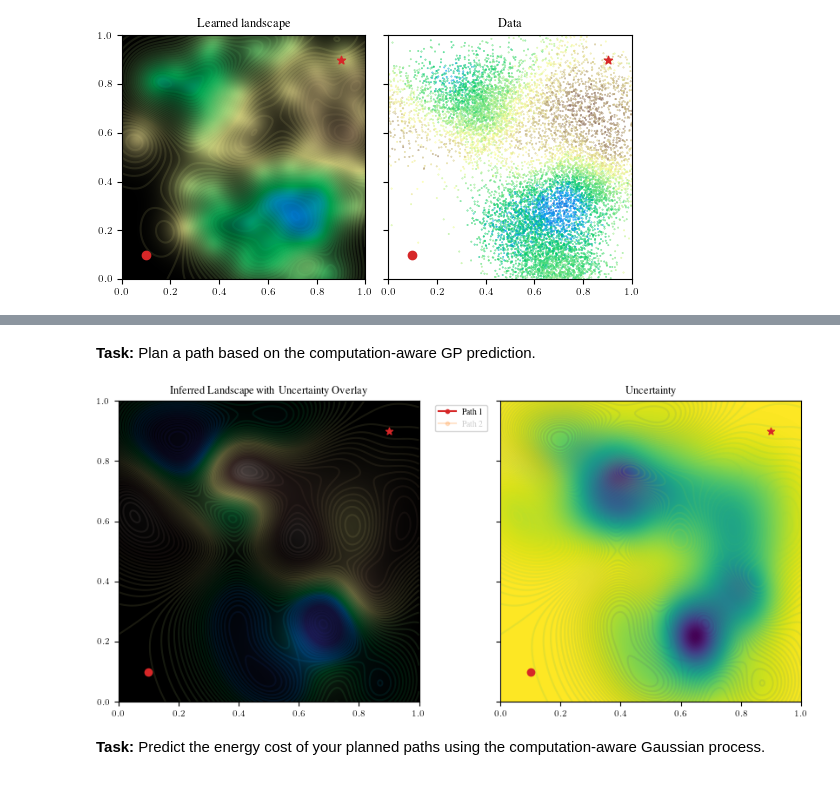
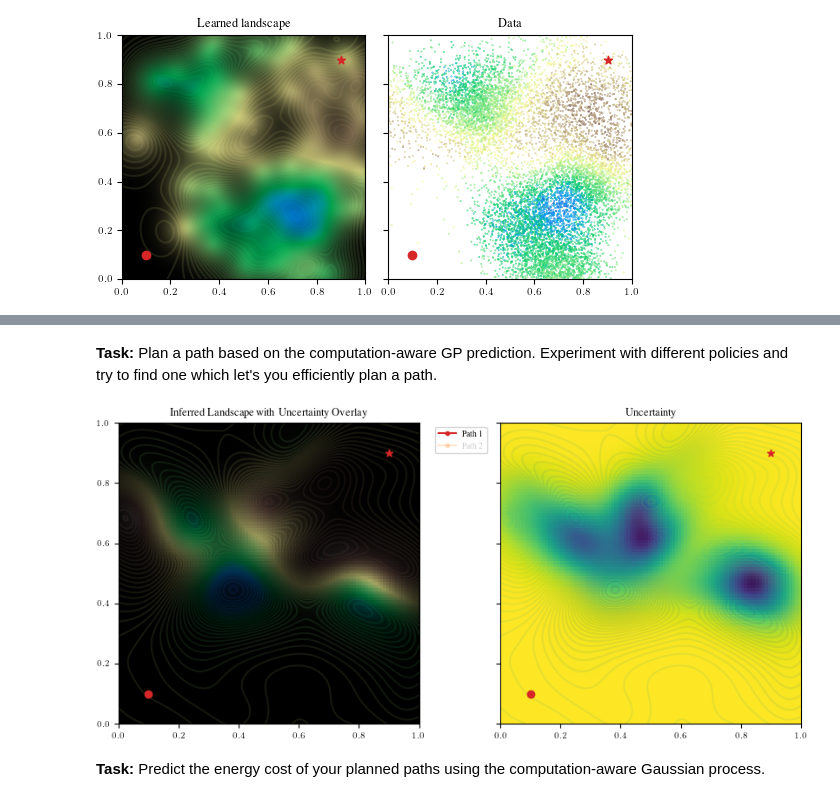
Before and after one commit to probabilistic-numerics/probnum-spring-school, a Jupyter notebook: 2023_tutorials/computation_aware_gps/tutorial_path_planning.ipynb, the cells around one changed output, grey strips where cells are left out. Drawn from its saved outputs; the diff is of its cells as text; code cells hidden in the pictures.

```diff
--- a/2023_tutorials/computation_aware_gps/tutorial_path_planning.ipynb
+++ b/2023_tutorials/computation_aware_gps/tutorial_path_planning.ipynb
@@ -500,20 +517,20 @@ with plt.rc_context(bundles.neurips2022(usetex=True, rel_width=1.0)):
 
     if use_uncertainty_overlay:
         black_background = np.full((*X0.shape, 3), 0, dtype=np.uint8)
-        uncertainty_overlay = 1.0 - uncertainty.reshape(X0.shape) / np.max(uncertainty)
+        uncertainty_overlay = np.clip(1.0 - uncertainty.reshape(X0.shape), 0.0, 1.0)
         axs[0].imshow(black_background)
 
     axs[0].contour(
         X0,
         X1,
-        y_pred.reshape(X0.shape),
+        y_test.reshape(X0.shape),
         levels=50,
         cmap="terrain",
         alpha=0.1,
         norm=cmap_norm,
     )
     axs[0].imshow(
-        y_pred.reshape(X0.shape),
+        y_test.reshape(X0.shape),
         alpha=uncertainty_overlay if use_uncertainty_overlay else None,
         origin="lower",
         extent=(0.0, 1.0, 0.0, 1.0),
@@ -620,8 +698,8 @@ class MyPolicy(policies.LinearSolverPolicy):
 class MySolver(ProbabilisticLinearSolver):
     def __init__(
         self,
-        atol: float = 1e-6,
-        rtol: float = 1e-6,
+        atol: float = 1e-5,
+        rtol: float = 1e-5,
         maxiter: int = None,
     ):
         super().__init__(
@@ -636,8 +714,7 @@ class MySolver(ProbabilisticLinearSolver):
             ),
         )
 # %%
-# Compute combined posterior
-# (uncertainty from limited data + uncertainty from limited computation)
+# Compute combined posterior (uncertainty from limited data + uncertainty from limited computation)
 gp_post = gp.condition_on_data(
-    train_data.X, train_data.y, noise, approx_method=MySolver(maxiter=20)
+    train_data.X, train_data.y, noise, approx_method=MySolver(maxiter=5)
 )
@@ -648,5 +721,13 @@ uncertainty = gp_post.std(X_pred)
+# %%
+# Marginal GP prediction
+x0s = np.linspace(0, 1.0, 100)
+x1s = np.linspace(0, 1.0, 100)
+X0, X1 = np.meshgrid(x0s, x1s)
+X_test = np.vstack([X0.ravel(), X1.ravel()]).T
+y_test = gp_post.mean(X_test)
+uncertainty = gp_post.std(X_test)
 # %% [markdown]
-**Task:** Plan a path based on the computation-aware GP prediction.
+**Task:** Plan a path based on the computation-aware GP prediction. Experiment with different policies and try to find one which let's you efficiently plan a path.
 # %%
 plt.close()
 
@@ -660,19 +741,19 @@ with plt.rc_context(bundles.neurips2022(usetex=True, rel_width=1.5)):
     if use_uncertainty_overlay:
         black_background = np.full((*X0.shape, 3), 0, dtype=np.uint8)
         axs[0].imshow(black_background)
-        uncertainty_overlay = 1.0 - uncertainty.reshape(X.shape) / np.max(uncertainty)
+        uncertainty_overlay = np.clip(1.0 - uncertainty.reshape(X0.shape), 0.0, 1.0)
 
     axs[0].contour(
         X0,
         X1,
-        y_pred.reshape(X0.shape),
+        y_test.reshape(X0.shape),
         levels=50,
         cmap="terrain",
         alpha=0.1,
         norm=cmap_norm,
     )
     axs[0].imshow(
-        y_pred.reshape(X0.shape),
+        y_test.reshape(X0.shape),
         alpha=uncertainty_overlay if use_uncertainty_overlay else None,
         origin="lower",
         extent=(0.0, 1.0, 0.0, 1.0),
@@ -681,39 +762,39 @@ with plt.rc_context(bundles.neurips2022(usetex=True, rel_width=1.5)):
     )
 
     # Uncertainty
-    axs[1].contour(X0, X1, y_pred.reshape(X0.shape), levels=50, alpha=0.1)
+    axs[1].contour(X0, X1, y_test.reshape(X0.shape), levels=50, alpha=0.1)
     axs[1].imshow(
         uncertainty.reshape(X0.shape),
         origin="lower",
         extent=(0.0, 1.0, 0.0, 1.0),
     )
 
     # Plot start and endpoints
     for ax in axs:
         ax.scatter(startpoint[0], startpoint[1], marker="o", color="C3", zorder=10)
         ax.scatter(endpoint[0], endpoint[1], marker="*", color="C3", zorder=10)
 
     # Manual path planning
     path_list = ["Path 1", "Path 2"]
     klicker = clicker(
         axs[0], path_list, markers=[".", "."], colors=["C3", "C1"], linestyle="-"
     )
     klicker.set_positions({path: np.reshape(startpoint, (-1, 2)) for path in path_list})
 
     # Plot settings
     axs[0].set_title(
         "Inferred Landscape with Uncertainty Overlay"
         if use_uncertainty_overlay
         else "Inferred Landscape"
     )
     axs[1].set_title("Uncertainty")
     axs[0].set_aspect("equal")
     axs[1].set_aspect("equal")
     axs[0].set_xlim(0, 1.0)
     axs[0].set_ylim(0, 1.0)
     plt.show()
 # %% [output]
-[figure, old version]
+[figure, new version]
 # %% [markdown]
 **Task:** Predict the energy cost of your planned paths using the computation-aware Gaussian process.
 # %%
```
Also changed, not shown: parts of 32 cells of this notebook, 1 other file.
